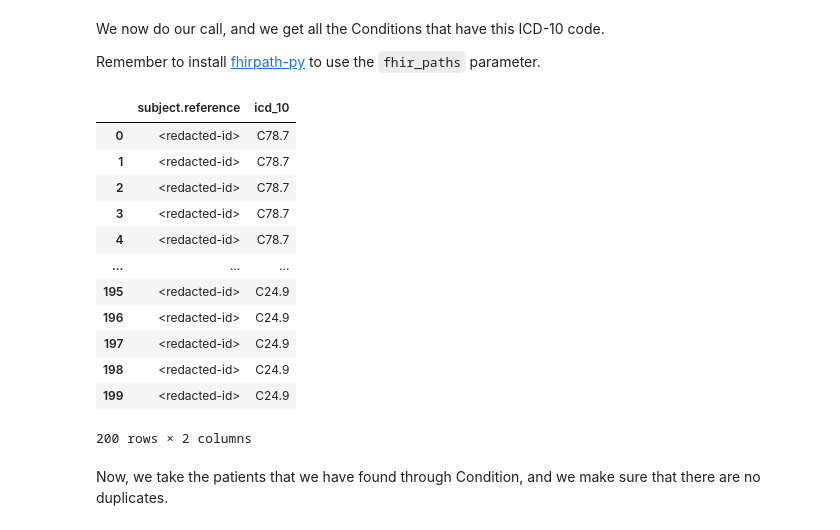
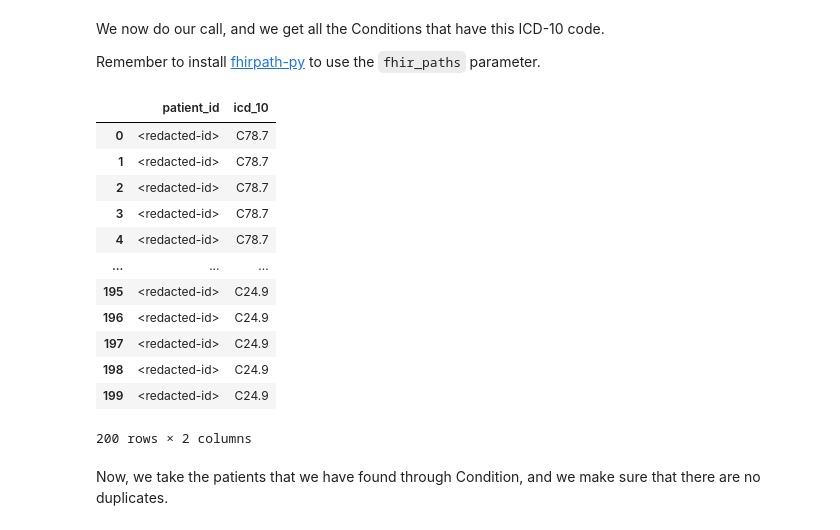
Before and after one commit to UMEssen/FHIR-PYrate, a Jupyter notebook: examples/2-condition-to-imaging-study.ipynb, the cells around one changed output. Drawn from its saved outputs; the diff is of its cells as text; code cells hidden in the pictures.

```diff
--- a/examples/2-condition-to-imaging-study.ipynb
+++ b/examples/2-condition-to-imaging-study.ipynb
@@ -34,37 +34,37 @@ from dotenv import load_dotenv
 load_dotenv()
 # I have stored these variables in an .env file
 BASIC_AUTH = os.environ["BASIC_AUTH"]
 REFRESH_AUTH = os.environ["REFRESH_AUTH"]
 SEARCH_URL = os.environ["SEARCH_URL"]
 DICOM_WEB_URL = os.environ["DICOM_WEB_URL"]
 
 # Init authentication
 auth = Ahoy(
     auth_type="token",
     auth_method="env",
     auth_url=BASIC_AUTH,
     refresh_url=REFRESH_AUTH,
 )
 search = Pirate(
     auth=auth, base_url=SEARCH_URL, print_request_url=False, num_processes=1
 )
 condition_patient_df = search.trade_rows_for_dataframe(  # Runs the patient queries in parallel
     df=condition_df,
     resource_type="Condition",
     request_params={
         "_sort": "_id",
         "_count": 100,
     },
     df_constraints={"code": ("http://fhir.de/CodeSystem/dimdi/icd-10-gm%7C", "icd_10")},
-    fhir_paths=["subject.reference"],
-    stop_after_first_page=True,  # This option only collects the results from the first page,
+    fhir_paths=[("patient_id", "subject.reference")],
+    num_pages=1,  # This option only collects the results from the first page,
     # which depends on the value set for count
 )
 redacted_df = condition_patient_df.copy()
-redacted_df["subject.reference"] = "<redacted-id>"
+redacted_df["patient_id"] = "<redacted-id>"
 redacted_df
 # %% [output]
-|  | subject.reference | icd_10 |
+|  | patient_id | icd_10 |
 | 0 | <redacted-id> | C78.7 |
 | 1 | <redacted-id> | C78.7 |
 | 2 | <redacted-id> | C78.7 |
```
Also changed, not shown: parts of 2 cells of this notebook, 5 other files.
